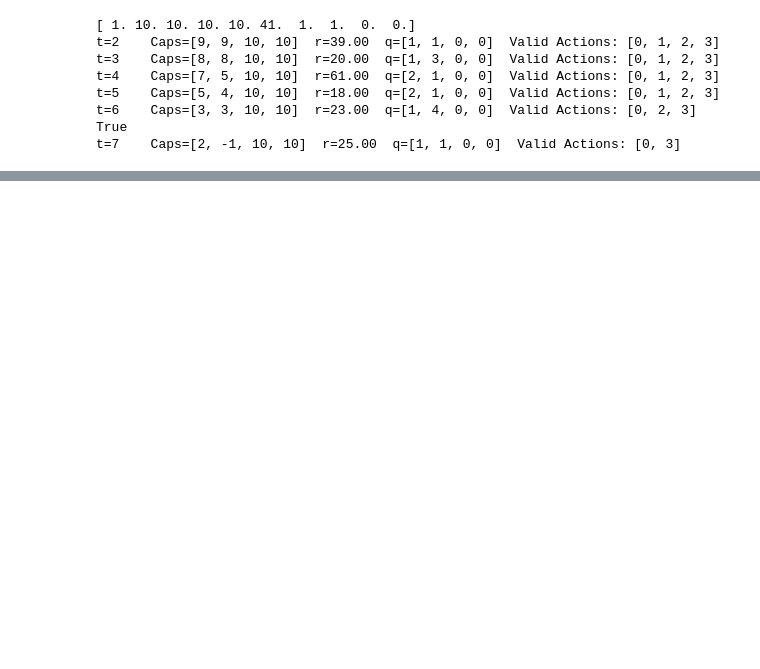
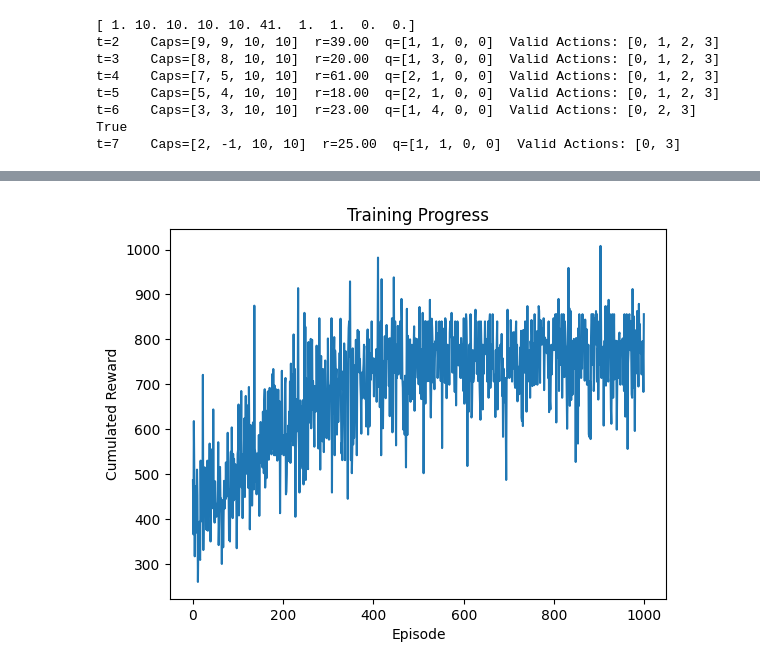
Before and after one commit to FelixFritz02/CI-Programming-Project-SS26, a Jupyter notebook: Programming Part/applying_gym_env.ipynb, the cells around one changed output, grey strips where cells are left out. Drawn from its saved outputs; the diff is of its cells as text; code cells hidden in the pictures; blank space fills up the shorter version.

Commit message:
setting up dqn_agent with action masking, which works good

```diff
--- a/Programming Part/applying_gym_env.ipynb
+++ b/Programming Part/applying_gym_env.ipynb
@@ -49,3 +53,8 @@ t=5    Caps=[5, 4, 10, 10]  r=18.00  q=[2, 1, 0, 0]  Valid Actions: [0, 1, 2, 3]
 t=6    Caps=[3, 3, 10, 10]  r=23.00  q=[1, 4, 0, 0]  Valid Actions: [0, 2, 3]
 True
 t=7    Caps=[2, -1, 10, 10]  r=25.00  q=[1, 1, 0, 0]  Valid Actions: [0, 3]
+# %%
+from dqn_agent import DQNAgent
+agent = DQNAgent(env)
+# %%
+reward_history = agent.train(num_episodes=1000)
@@ -51,0 +82,8 @@ t=7    Caps=[2, -1, 10, 10]  r=25.00  q=[1, 1, 0, 0]  Valid Actions: [0, 3]
+# %%
+plt.plot(reward_history)
+plt.xlabel("Episode")
+plt.ylabel("Cumulated Reward")
+plt.title("Training Progress")
+plt.show()
+# %% [output]
+[figure, added]
```
Also changed, not shown: parts of 5 cells of this notebook, 1 other file.
